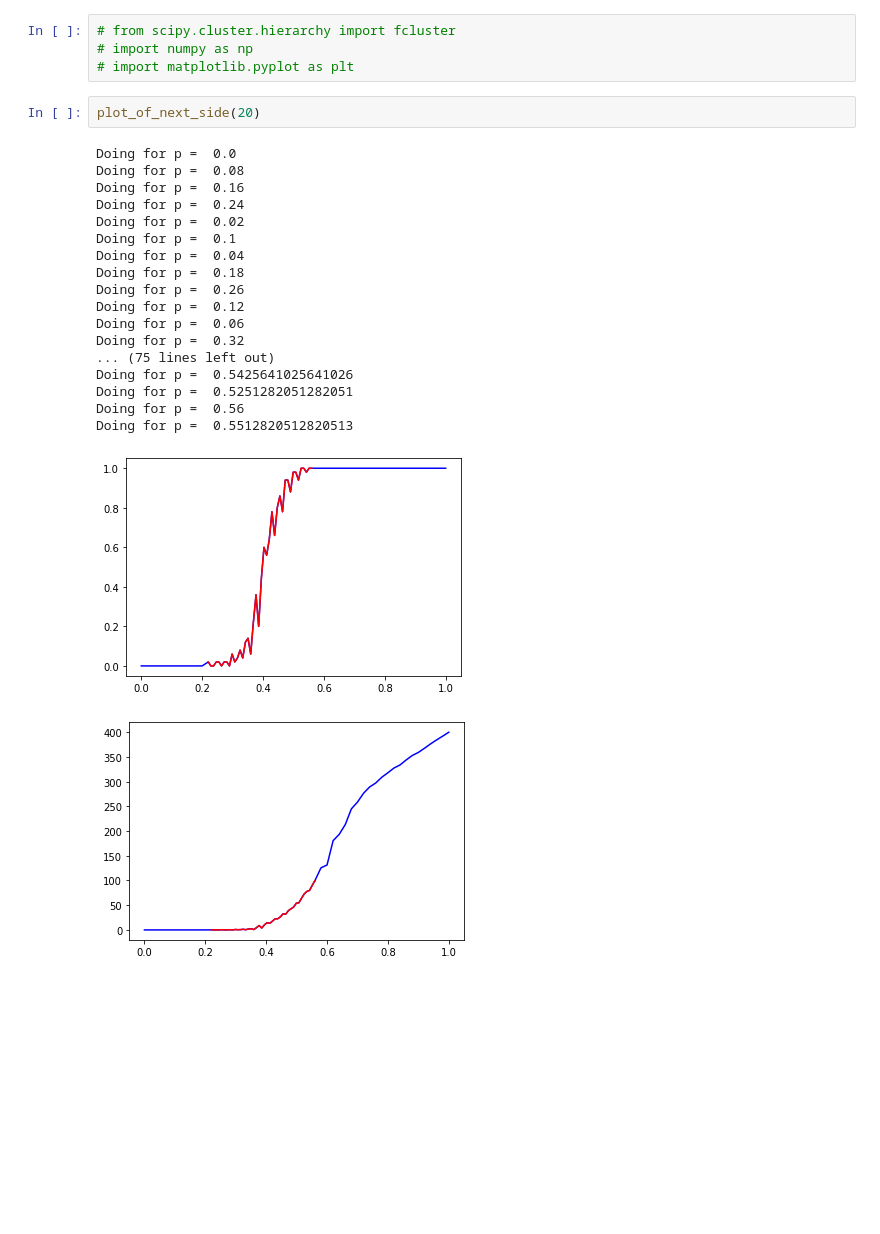
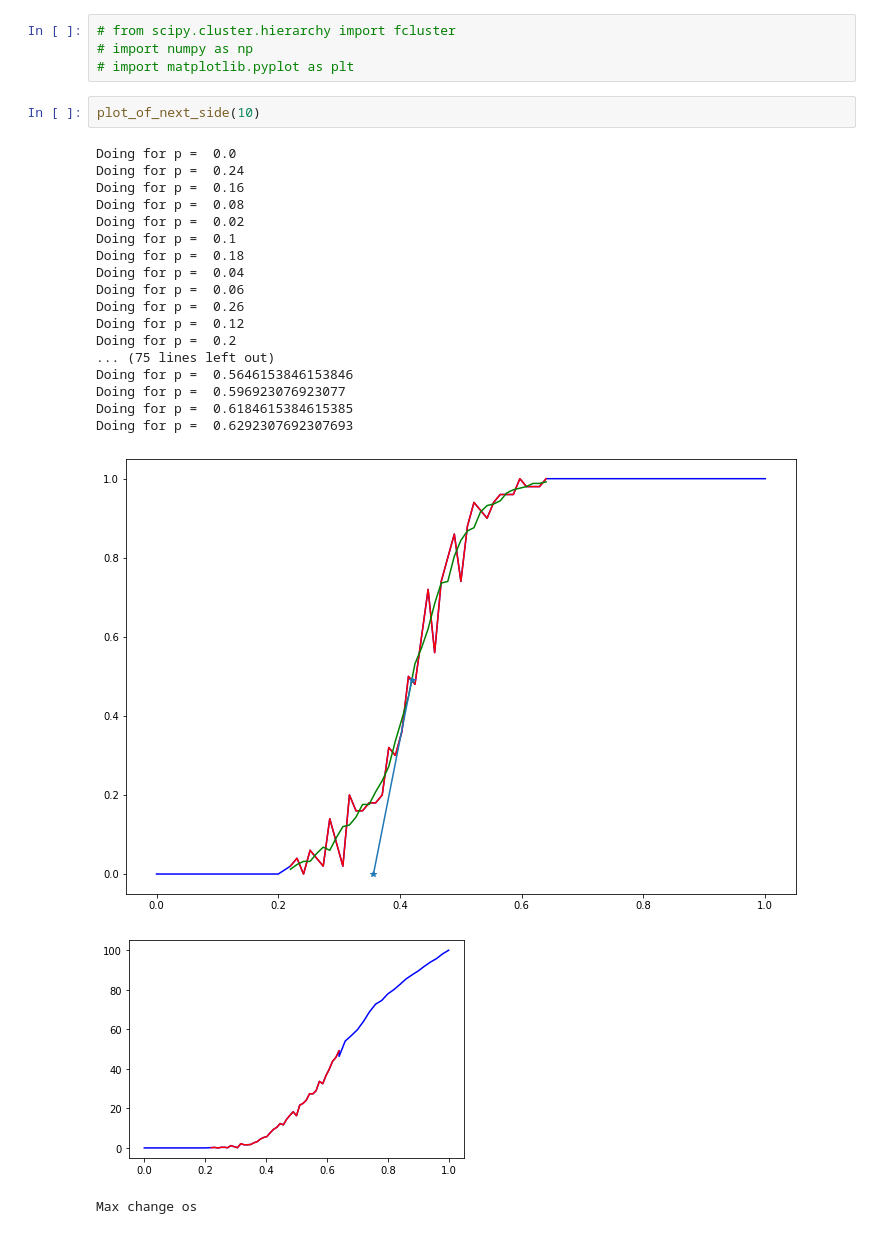
Before and after one commit to mateuszgorczyca6/Agent_based_modelling_of_complex_systems, a Jupyter notebook: Task 1/Assignment-1.ipynb, the cells around one changed output. Drawn from its saved outputs; the diff is of its cells as text; blank space fills up the shorter version.

Commit message:
Added counting of p-star based on Moving Average on chances plot.

```diff
--- a/Task 1/Assignment-1.ipynb
+++ b/Task 1/Assignment-1.ipynb
@@ -10,25 +10,26 @@ from plot_of_next_side import plot_of_next_side
 # import numpy as np
 # import matplotlib.pyplot as plt
 # %%
-plot_of_next_side(20)
+plot_of_next_side(10)
 # %% [output]
 Doing for p =  0.0
+Doing for p =  0.24
+Doing for p =  0.16
 Doing for p =  0.08
-Doing for p =  0.16
-Doing for p =  0.24
 Doing for p =  0.02
 Doing for p =  0.1
+Doing for p =  0.18
 Doing for p =  0.04
-Doing for p =  0.18
+Doing for p =  0.06
 Doing for p =  0.26
 Doing for p =  0.12
-Doing for p =  0.06
-Doing for p =  0.32
+Doing for p =  0.2
 ... (75 lines left out)
-Doing for p =  0.5425641025641026
-Doing for p =  0.5251282051282051
-Doing for p =  0.56
-Doing for p =  0.5512820512820513
+Doing for p =  0.5646153846153846
+Doing for p =  0.596923076923077
+Doing for p =  0.6184615384615385
+Doing for p =  0.6292307692307693
-[figure, old version]
+[figure, new version]
-[figure, old version]
+[figure, new version]
+Max change os
 # %%
```
Also changed, not shown: parts of 1 cell of this notebook, 1 other file.
